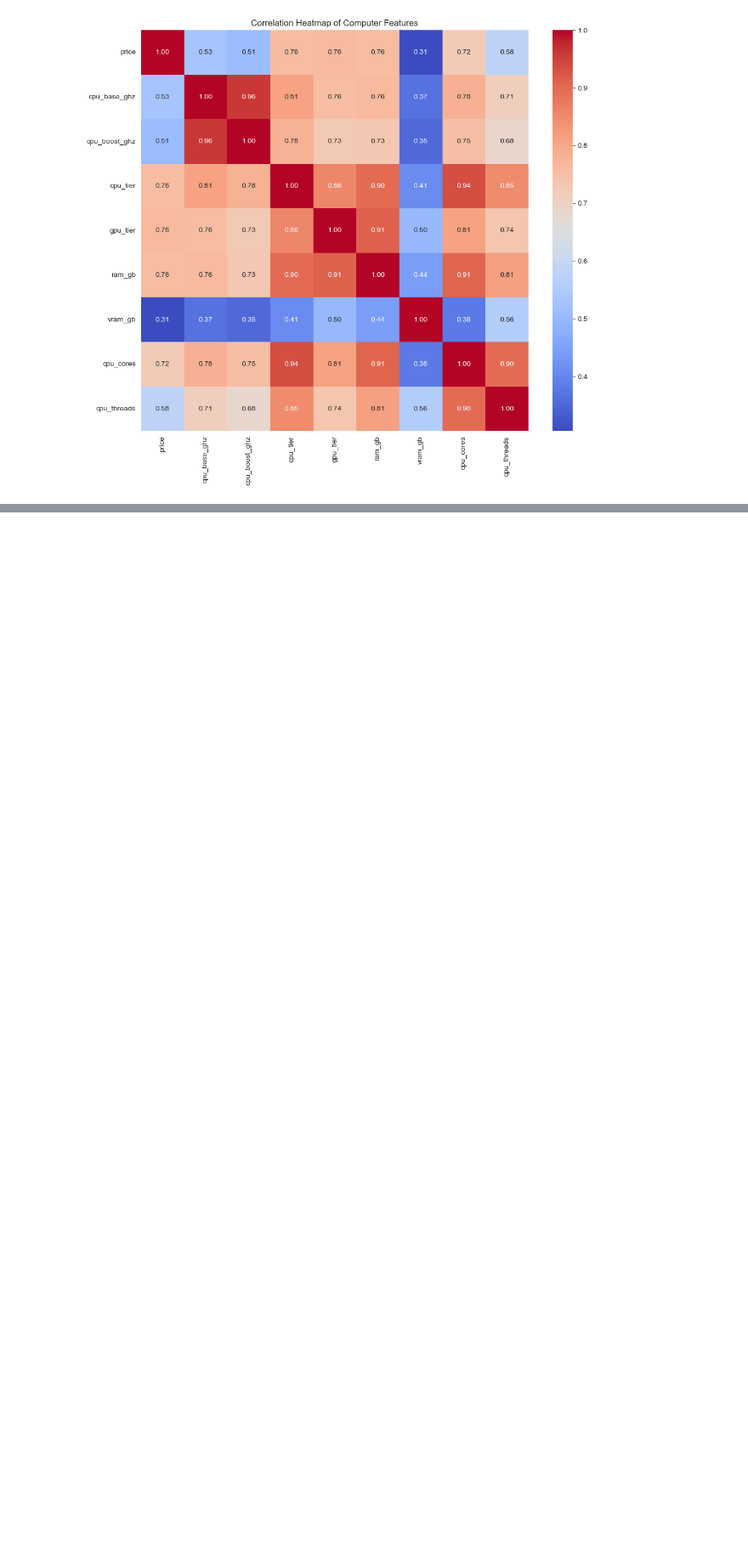
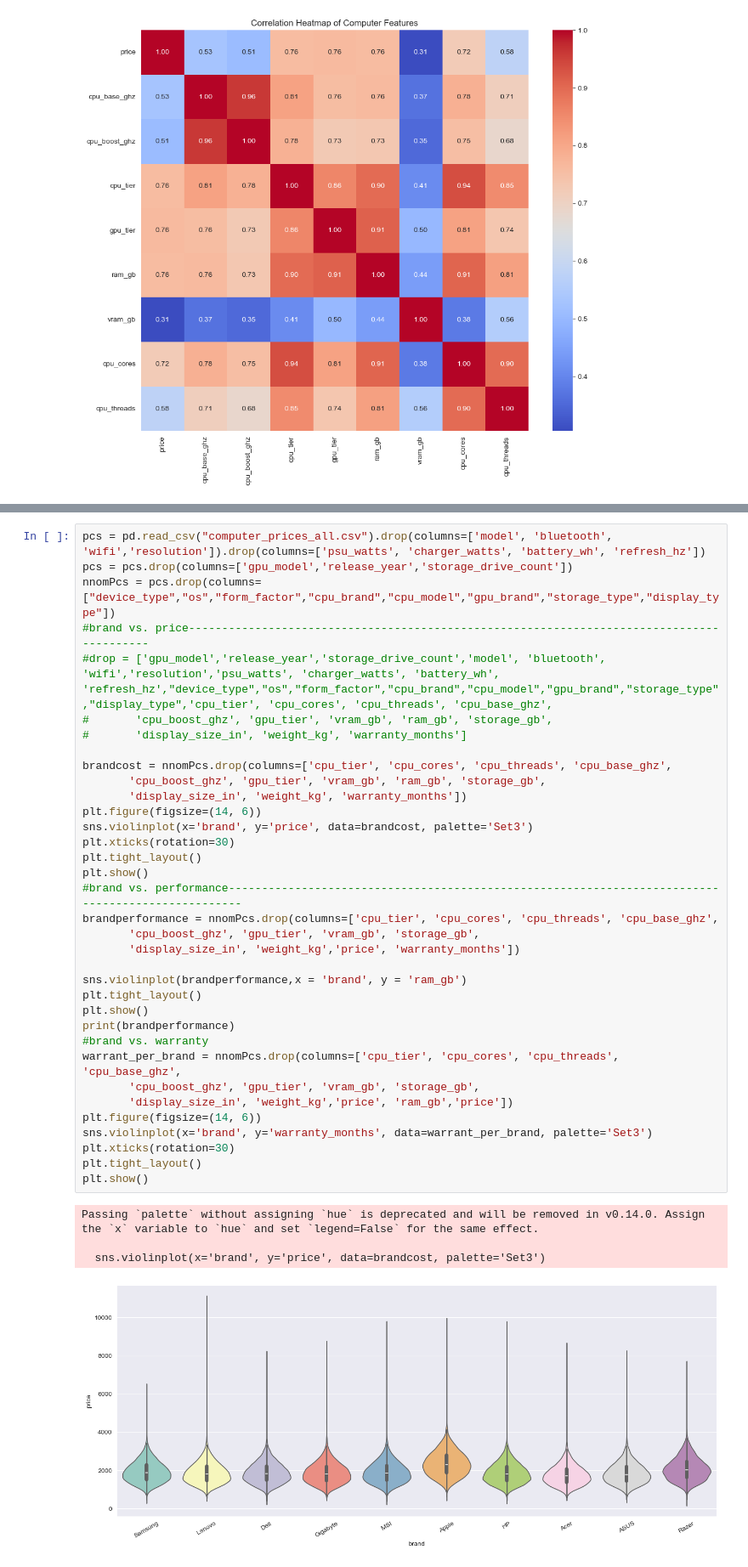
Before and after one commit to Atomarverseucht/AIN, a Jupyter notebook: 3/stochastik/keyFacts/computer_keyfacts.ipynb, the cells around one changed output, grey strips where cells are left out. Shown: that part at 85% size. Saved outputs shown, nothing was run; the diff lists cells and outputs as text; blank space fills up the shorter version.

```diff
--- a/3/stochastik/keyFacts/computer_keyfacts.ipynb
+++ b/3/stochastik/keyFacts/computer_keyfacts.ipynb
@@ -145,0 +148,40 @@ cpu_threads    0.813155  0.556134   0.898171     1.000000
+# %%
+pcs = pd.read_csv("computer_prices_all.csv").drop(columns=['model', 'bluetooth', 'wifi','resolution']).drop(columns=['psu_watts', 'charger_watts', 'battery_wh', 'refresh_hz'])
+pcs = pcs.drop(columns=['gpu_model','release_year','storage_drive_count'])
+nnomPcs = pcs.drop(columns=["device_type","os","form_factor","cpu_brand","cpu_model","gpu_brand","storage_type","display_type"])
+#brand vs. price------------------------------------------------------------------------------------------
+#drop = ['gpu_model','release_year','storage_drive_count','model', 'bluetooth', 'wifi','resolution','psu_watts', 'charger_watts', 'battery_wh', 'refresh_hz',"device_type","os","form_factor","cpu_brand","cpu_model","gpu_brand","storage_type","display_type",'cpu_tier', 'cpu_cores', 'cpu_threads', 'cpu_base_ghz',
+#       'cpu_boost_ghz', 'gpu_tier', 'vram_gb', 'ram_gb', 'storage_gb',
+#       'display_size_in', 'weight_kg', 'warranty_months']
+
+brandcost = nnomPcs.drop(columns=['cpu_tier', 'cpu_cores', 'cpu_threads', 'cpu_base_ghz',
+       'cpu_boost_ghz', 'gpu_tier', 'vram_gb', 'ram_gb', 'storage_gb',
+       'display_size_in', 'weight_kg', 'warranty_months'])
+plt.figure(figsize=(14, 6))
+sns.violinplot(x='brand', y='price', data=brandcost, palette='Set3')
+plt.xticks(rotation=30)
+plt.tight_layout()
+plt.show()
+#brand vs. performance--------------------------------------------------------------------------------------------------
+brandperformance = nnomPcs.drop(columns=['cpu_tier', 'cpu_cores', 'cpu_threads', 'cpu_base_ghz',
+       'cpu_boost_ghz', 'gpu_tier', 'vram_gb', 'storage_gb',
+       'display_size_in', 'weight_kg','price', 'warranty_months'])
+
+sns.violinplot(brandperformance,x = 'brand', y = 'ram_gb')
+plt.tight_layout()
+plt.show()
+print(brandperformance)
+#brand vs. warranty
+warrant_per_brand = nnomPcs.drop(columns=['cpu_tier', 'cpu_cores', 'cpu_threads', 'cpu_base_ghz',
+       'cpu_boost_ghz', 'gpu_tier', 'vram_gb', 'storage_gb',
+       'display_size_in', 'weight_kg','price', 'ram_gb','price'])
+plt.figure(figsize=(14, 6))
+sns.violinplot(x='brand', y='warranty_months', data=warrant_per_brand, palette='Set3')
+plt.xticks(rotation=30)
+plt.tight_layout()
+plt.show()
+# %% [output]
+Passing `palette` without assigning `hue` is deprecated and will be removed in v0.14.0. Assign the `x` variable to `hue` and set `legend=False` for the same effect.
+
+  sns.violinplot(x='brand', y='price', data=brandcost, palette='Set3')
+[figure, added]
```
Also changed, not shown: parts of 2 cells of this notebook.
